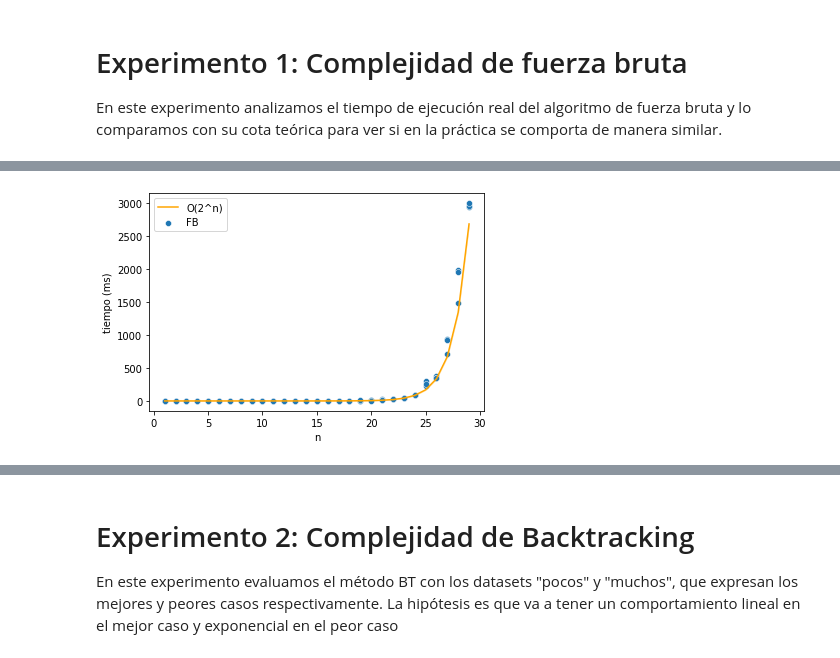
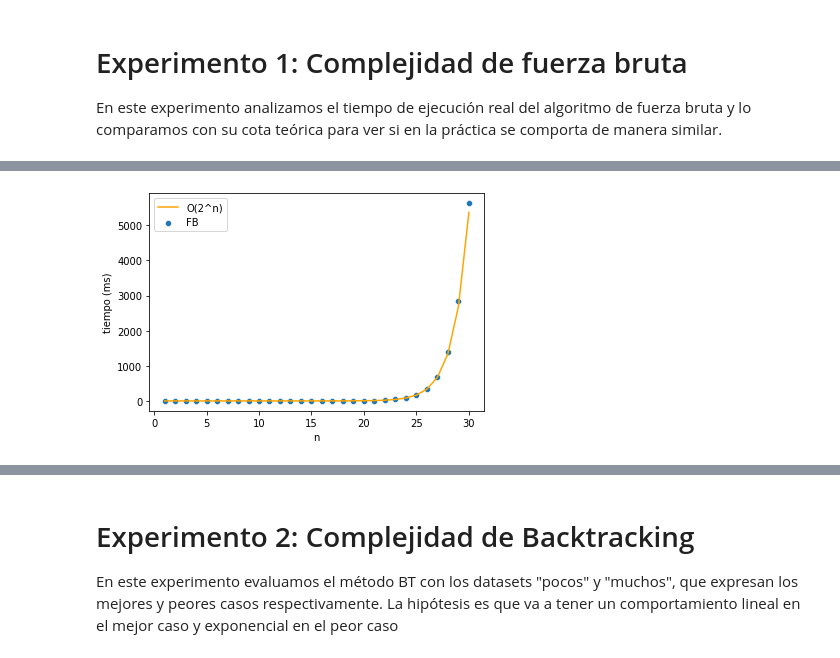
Before and after one commit to mybelgo/algo3tp1, a Jupyter notebook: testCases/generador/analisis.ipynb, the cells around one changed output, grey strips where cells are left out. Drawn from its saved outputs; the diff is of its cells as text; code cells hidden in the pictures.

```diff
--- a/testCases/generador/analisis.ipynb
+++ b/testCases/generador/analisis.ipynb
@@ -38,14 +38,14 @@ plt.savefig("graficos/fb-densidades.svg");
 # %%
 # Comparamos el dataset uniforme contra una función exponencial.
-df_complejidad_FB = df_resultados[(df_resultados["metodo"]=="FB") & (df_resultados["dataset"]=="uniforme")].copy();
+df_complejidad_FB = df_resultados[(df_resultados["metodo"]=="FB") & (df_resultados["dataset"]=="muchos")].copy();
 df_complejidad_FB["tiempo_esperado"] = 2.0 ** df_complejidad_FB["n"] * 0.000005; # Exponencial
 fig = sns.scatterplot(data=df_complejidad_FB, x='n', y='tiempo');
 fig = sns.lineplot(data=df_complejidad_FB, x='n', y='tiempo_esperado', color="orange");
 fig.legend(labels=['O(2^n)','FB']);
 fig.set(xlabel='n', ylabel='tiempo (ms)');
 plt.savefig("graficos/fb-complejidad.svg")
 # %% [output]
-[figure, old version]
+[figure, new version]
 # %%
 # Graficamos los tiempos de ejecución de la serie de instancias X1, ..., Xn vs la complejidad esperada.
 df_complejidad_FB = df_resultados[(df_resultados["metodo"]=="FB") & (df_resultados["dataset"]=="uniforme")].copy();
```
Also changed, not shown: parts of 17 cells of this notebook, 21 other files.
